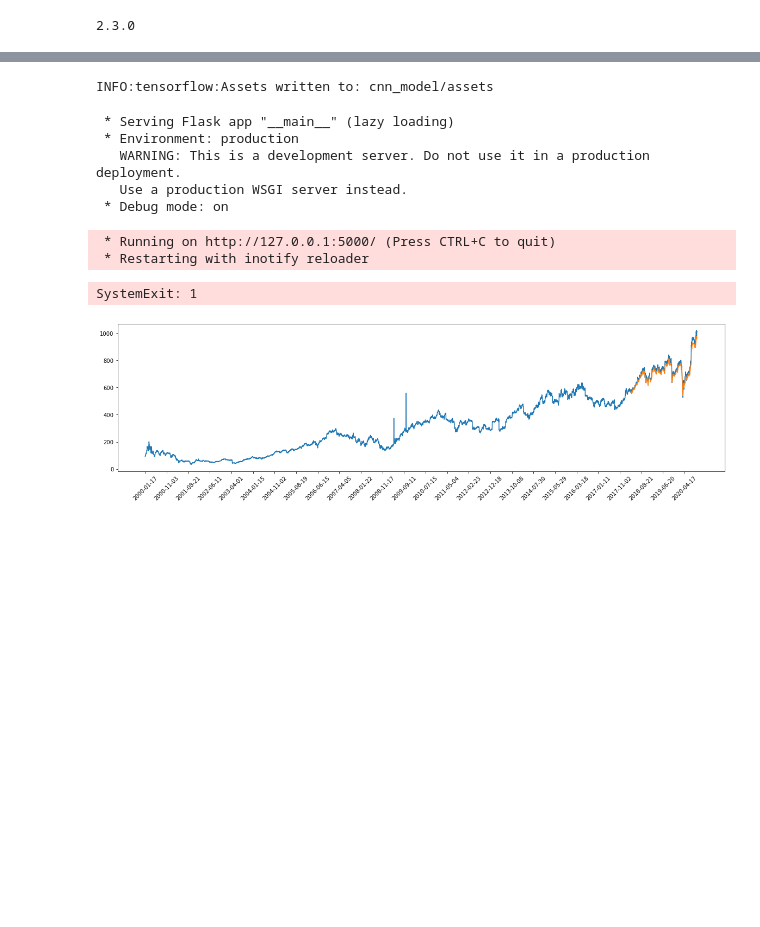
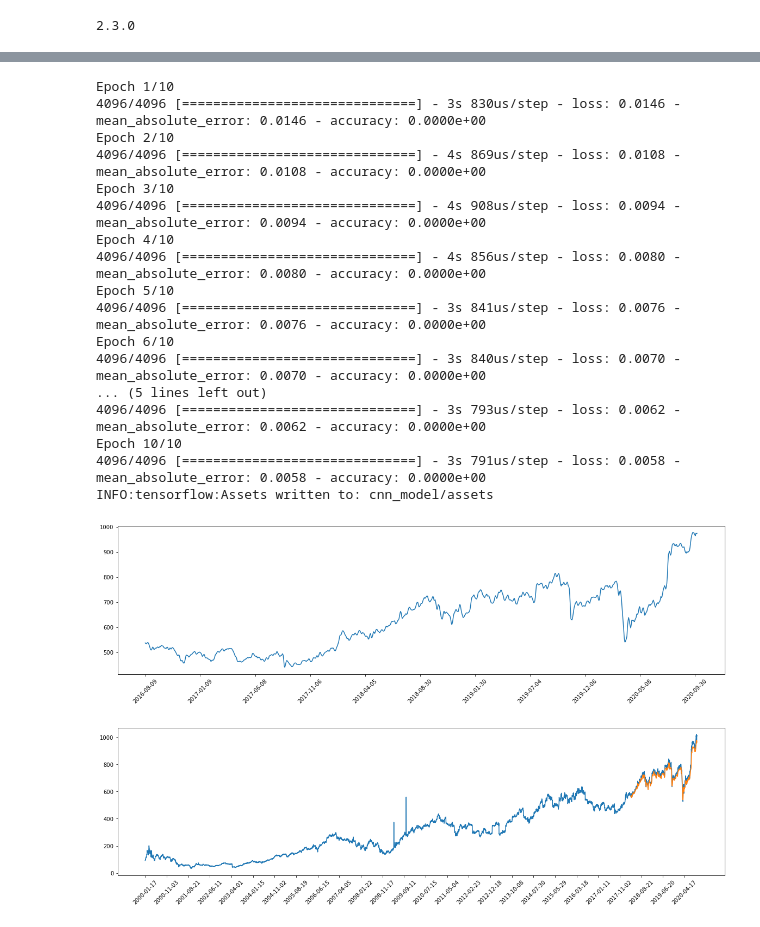
Before and after one commit to akki2503/Stock_market_predicting_dashboard, a Jupyter notebook: try_2.ipynb, the cells around one changed output, grey strips where cells are left out. Drawn from its saved outputs; the diff is of its cells as text; code cells hidden in the pictures; blank space fills up the shorter version.

```diff
--- a/try_2.ipynb
+++ b/try_2.ipynb
@@ -239,10 +19,0 @@ Name: Close, Length: 5121, dtype: float64
-# %%
-plt.plot(raw_data['Close'].values)
-print(len(X_train))
-for i in range(len(predicted_stock_price)):
-    off_s = len(X_train) + i
-    off_e = off_s + len(predicted_stock_price[i])
-    xaxis = [x for x in range(off_s, off_e)]
-    yaxis = predicted_stock_price[i]
-    plt.plot(xaxis, yaxis, color='red')
-plt.show()
@@ -256,7 +19,0 @@ print(len(X_train), raw_data['Close Price'].values[len(X_train)], predicted_stoc
-# %%
-raw_data = pd.read_csv('INFY.NS.csv')
-raw_data = raw_data.dropna()
-raw_data = raw_data.drop(['Date','Symbol','Series','LTP','Turnover\n(in Lakhs)'], axis=1)
-raw_data['Volume'] = raw_data['Volume'].str.replace(',', '')
-raw_data['Volume'] = raw_data['Volume'].astype(int)
-raw_data
@@ -277,12 +19,0 @@ raw_data
-# %%
-from tensorflow import keras
-cnn_model.save('cnn_model')
-cnn_model = keras.models.load_model('cnn_model')
-# %% [output]
-INFO:tensorflow:Assets written to: cnn_model/assets
-# %%
-import numpy as np
-from flask import Flask, render_template,request
-import pickle#Initialize the flask App
-app = Flask(__name__)
-cnn_model = keras.models.load_model('cnn_model')
@@ -304,11 +19,0 @@ def predict_x():
-# %%
-app.run(debug=True)
-# %% [output]
- * Serving Flask app "__main__" (lazy loading)
- * Environment: production
-   WARNING: This is a development server. Do not use it in a production deployment.
-   Use a production WSGI server instead.
- * Debug mode: on
- * Running on http://127.0.0.1:5000/ (Press CTRL+C to quit)
- * Restarting with inotify reloader
-SystemExit: 1
@@ -315,3 +110,30 @@ SystemExit: 1
+# %%
+filename = 'Infosys.csv'
+raw_data  = read_raw_data(filename)
+raw_data = process_raw(raw_data, 5, 5)
+x_train_cnn, y_train_cnn, x_test_cnn, y_test_cnn,sc_y, test_dates = train_test_reshape(raw_data)
+cnn_model = build_and_train(x_train_cnn, y_train_cnn)
+save_model(cnn_model)
+predict_and_plot(cnn_model, x_test_cnn, sc_y, test_dates)
+# %% [output]
+Epoch 1/10
+4096/4096 [==============================] - 3s 830us/step - loss: 0.0146 - mean_absolute_error: 0.0146 - accuracy: 0.0000e+00
+Epoch 2/10
+4096/4096 [==============================] - 4s 869us/step - loss: 0.0108 - mean_absolute_error: 0.0108 - accuracy: 0.0000e+00
+Epoch 3/10
+4096/4096 [==============================] - 4s 908us/step - loss: 0.0094 - mean_absolute_error: 0.0094 - accuracy: 0.0000e+00
+Epoch 4/10
+4096/4096 [==============================] - 4s 856us/step - loss: 0.0080 - mean_absolute_error: 0.0080 - accuracy: 0.0000e+00
+Epoch 5/10
+4096/4096 [==============================] - 3s 841us/step - loss: 0.0076 - mean_absolute_error: 0.0076 - accuracy: 0.0000e+00
+Epoch 6/10
+4096/4096 [==============================] - 3s 840us/step - loss: 0.0070 - mean_absolute_error: 0.0070 - accuracy: 0.0000e+00
+... (5 lines left out)
+4096/4096 [==============================] - 3s 793us/step - loss: 0.0062 - mean_absolute_error: 0.0062 - accuracy: 0.0000e+00
+Epoch 10/10
+4096/4096 [==============================] - 3s 791us/step - loss: 0.0058 - mean_absolute_error: 0.0058 - accuracy: 0.0000e+00
+INFO:tensorflow:Assets written to: cnn_model/assets
+[figure, added]
 # %%
 import numpy, matplotlib
 fig, (ax1) = plt.subplots(1,1, figsize=(20,5))
```
Also changed, not shown: parts of 20 cells of this notebook, 4 other files.
